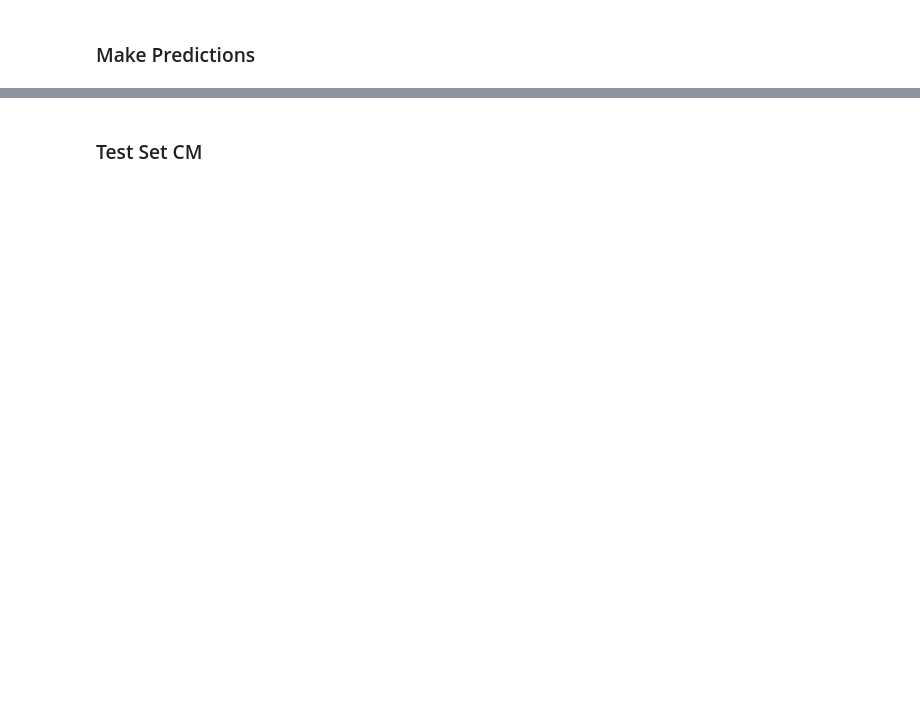
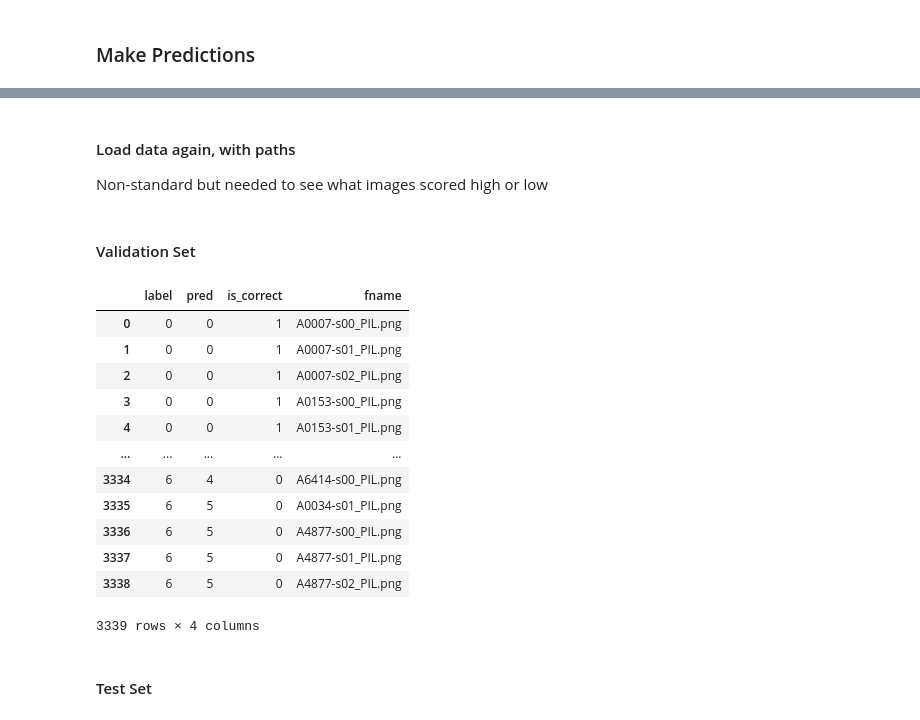
Before and after one commit to mepland/mount_sinai_health_hackathon_ekg_img, a Jupyter notebook: modeling/notebooks/training.ipynb, the cells around one changed output, grey strips where cells are left out. Drawn from its saved outputs; the diff is of its cells as text; code cells hidden in the pictures; blank space fills up the shorter version.

```diff
--- a/modeling/notebooks/training.ipynb
+++ b/modeling/notebooks/training.ipynb
@@ -493 +529,44 @@ labels, preds = get_preds(dl_val, model, device)
+# %% [markdown]
+#### Load data again, with paths
+Non-standard but needed to see what images scored high or low
+# %%
+ds_with_paths_val = ImageFolderWithPaths(root=f'{data_path}/preprocessed/im_res_{im_res}/val', transform=transform)
+dl_with_paths_val = torch.utils.data.DataLoader(ds_with_paths_val, batch_size=batch_size, shuffle=True, pin_memory=pin_memory, num_workers=8)
+
+ds_with_paths_test = ImageFolderWithPaths(root=f'{data_path}/preprocessed/im_res_{im_res}/test', transform=transform)
+dl_with_paths_test = torch.utils.data.DataLoader(ds_with_paths_test, batch_size=batch_size, shuffle=False, pin_memory=False, num_workers=8)
+# %%
+def _make_preds_dfp(dl_with_paths, model, device):
+    l, p, f = get_preds(dl_with_paths, model, device, return_fnames=True)
+
+    dfp = pd.DataFrame({'label': l, 'pred': p, 'fname': f})
+
+    dfp['is_correct'] = 0
+    dfp.loc[dfp['label'] == dfp['pred'], 'is_correct'] = 1
+
+    dfp = massage_dfp(dfp, target_fixed_cols=['label', 'pred', 'is_correct', 'fname'],
+                      sort_by=['label', 'is_correct', 'pred', 'fname'], sort_by_ascending=[True, False, True, True])
+
+    return dfp
+# %% [markdown]
+#### Validation Set
+# %%
+dfp_preds_val = _make_preds_dfp(dl_with_paths_val, model, device)
+write_dfp(dfp_preds_val, output_path, 'preds', tag='_val')
+# %%
+dfp_preds_val
+# %% [output]
+|  | label | pred | is_correct | fname |
+| 0 | 0 | 0 | 1 | A0007-s00_PIL.png |
+| 1 | 0 | 0 | 1 | A0007-s01_PIL.png |
+| 2 | 0 | 0 | 1 | A0007-s02_PIL.png |
+| 3 | 0 | 0 | 1 | A0153-s00_PIL.png |
+| 4 | 0 | 0 | 1 | A0153-s01_PIL.png |
+| ... | ... | ... | ... | ... |
+| 3334 | 6 | 4 | 0 | A6414-s00_PIL.png |
+| 3335 | 6 | 5 | 0 | A0034-s01_PIL.png |
+| 3336 | 6 | 5 | 0 | A4877-s00_PIL.png |
+| 3337 | 6 | 5 | 0 | A4877-s01_PIL.png |
+| 3338 | 6 | 5 | 0 | A4877-s02_PIL.png |
+3339 rows × 4 columns
 # %%
@@ -501,4 +580,4 @@ for tag,norm in cms.items():
                           normalize=norm,
                          )
 # %% [markdown]
-### Test Set CM
+#### Test Set
```
Also changed, not shown: parts of 28 cells of this notebook, 2 other files.
